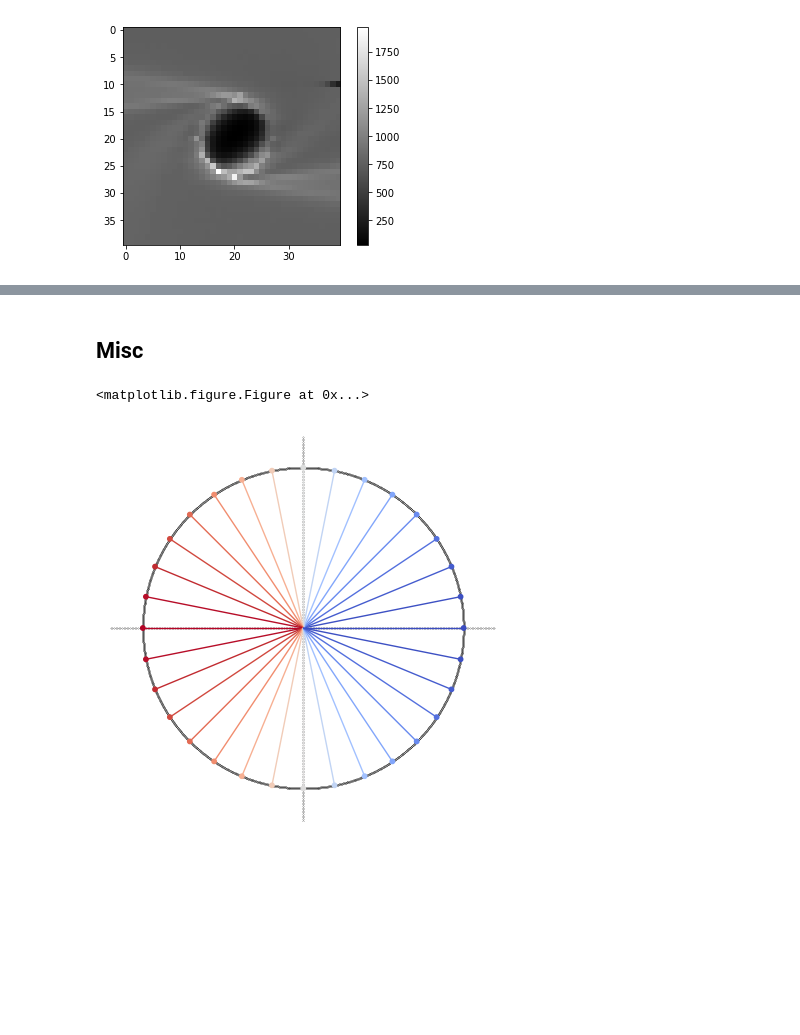
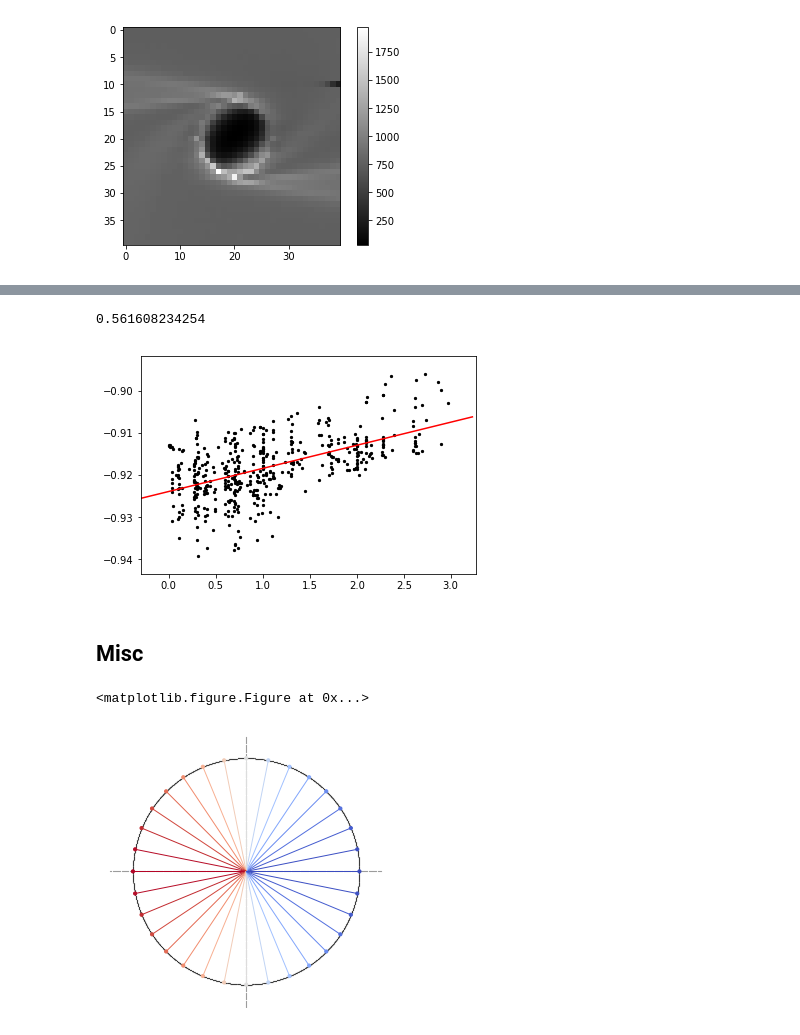
Before and after one commit to chenaoki/nb_pds, a Jupyter notebook: 2018-09-04.ipynb, the cells around one changed output, grey strips where cells are left out. Saved outputs shown, nothing was run; the diff lists cells and outputs as text; code cells hidden in the pictures; blank space fills up the shorter version.

```diff
--- a/2018-09-04.ipynb
+++ b/2018-09-04.ipynb
@@ -418,9 +535,32 @@ for i, row in df.iterrows():
+# %%
+x = out[:,0]
+y = out[:,1]
+
+ax = plt.gca()#.set_aspect('equal', adjustable='box')
+#ax.set_aspect('equal')
+
+xmin = x.min() - (x.max()-x.min())*0.1
+xmax = x.max() + (x.max()-x.min())*0.1
+ymin = y.min() - (y.max()-y.min())*0.1
+ymax = y.max() + (y.max()-y.min())*0.1
+
+ax.axis([xmin, xmax, ymin, ymax])
+ax.scatter(x,y, c='k', s=5)
+
+print(np.corrcoef(x,y)[0,1])
+
+a, b = np.polyfit(x,y,1)
+xs = np.arange(xmin, xmax, (xmax-xmin)*0.01)
+y2 = a*xs+b
+ax.plot(xs, y2, c='r')
+
+plt.show()
+# %% [output]
+0.561608234254
+[figure, added]
 # %% [markdown]
 ## Misc
 # %%
-
-path = os.path.join(dst_dir,'border_plot')
-if not os.path.exists(path) : os.mkdir(path)
 
 plt.clf()
 
@@ -434,31 +574,31 @@ ax.tick_params(top="off", right="off")
 ax.axis("off")
 
 phases = np.arange(0,2*np.pi,np.pi/1024)
 plt.scatter( np.cos(phases), np.sin(phases), c='k', s=.02)
 
 A = np.arange(-1.2, 1.2, 0.01)
 plt.scatter( A, np.zeros_like(A), c='k', s=.02)
 plt.scatter( np.zeros_like(A), A, c='k', s=.02)
 
 phases = np.arange(0,2*np.pi,np.pi/16)
 plt.scatter(
     np.cos(phases), np.sin(phases),
     c=-np.cos(phases),
     cmap=plt.cm.coolwarm,
     s=10)
 
 segments = np.array( [[[0,0],[np.cos(theta), np.sin(theta)]] for theta in phases], dtype=np.float64)
 lc = mcoll.LineCollection(
     segments, array=-np.cos(phases),
     cmap=plt.cm.coolwarm,
     norm=plt.Normalize(-1.0, 1.0),
     linewidth=1, alpha=1.0)
 ax.add_collection(lc)
 
 plt.show()
 
 #plt.savefig(os.path.join(path, '{0:0>6}.png'.format(f)))
 #plt.close()
 # %% [output]
 <matplotlib.figure.Figure at 0x...>
-[figure, old version]
+[figure, new version]
```
Also changed, not shown: parts of 24 cells of this notebook, 2 other files.
